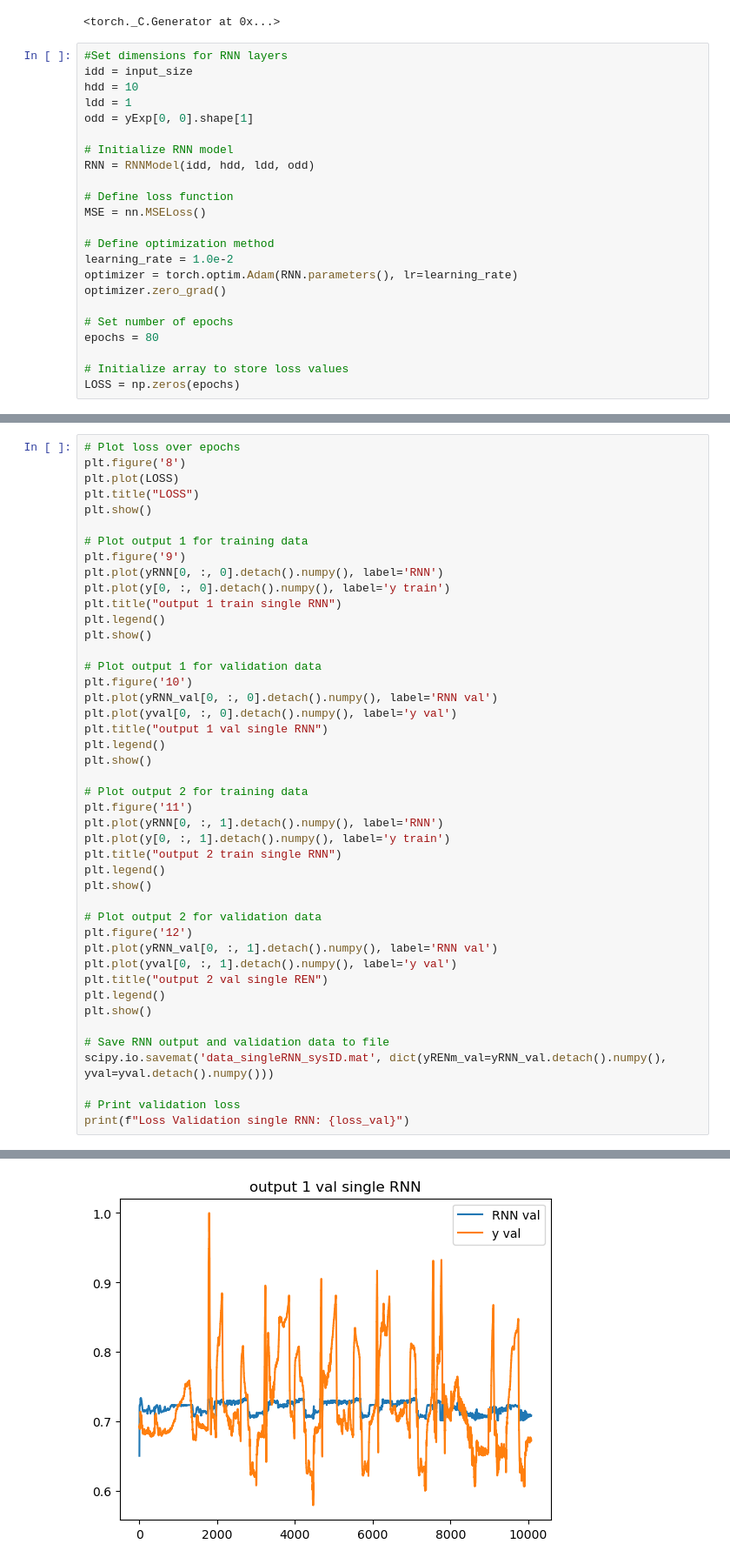
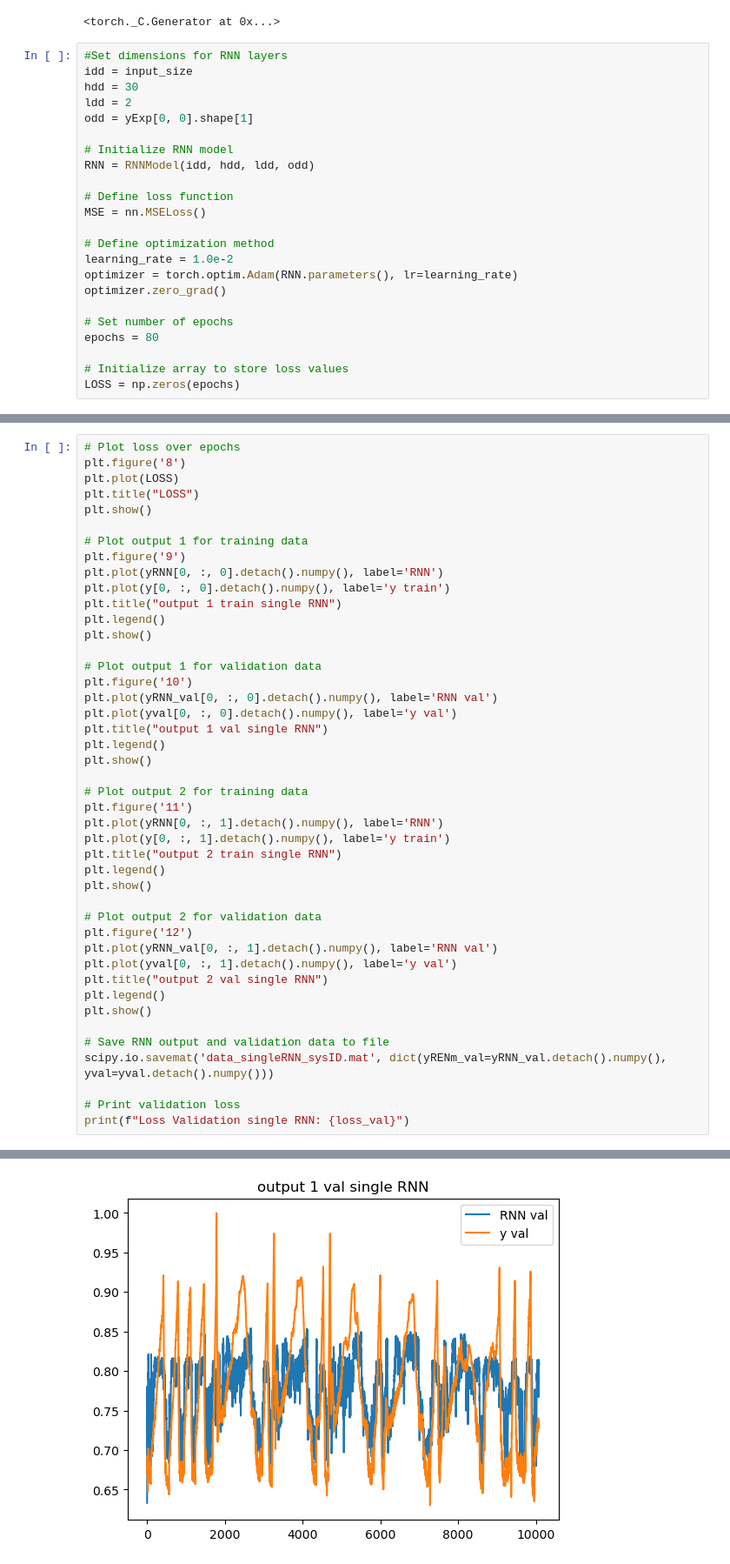
Before and after one commit to adepinel/SysID_project, a Jupyter notebook: SysID_RNN_modif/notebook1RNN.ipynb, the cells around one changed output, grey strips where cells are left out. Shown at 87% size. Cells and saved outputs as stored; diff of their text form.

```diff
--- a/SysID_RNN_modif/notebook1RNN.ipynb
+++ b/SysID_RNN_modif/notebook1RNN.ipynb
@@ -62,8 +62,8 @@ torch.manual_seed(seed)
 # %%
 #Set dimensions for RNN layers
 idd = input_size
-hdd = 10
-ldd = 1
+hdd = 30
+ldd = 2
 odd = yExp[0, 0].shape[1]
 
 # Initialize RNN model
@@ -179,7 +180,7 @@ plt.show()
 plt.figure('12')
 plt.plot(yRNN_val[0, :, 1].detach().numpy(), label='RNN val')
 plt.plot(yval[0, :, 1].detach().numpy(), label='y val')
-plt.title("output 2 val single REN")
+plt.title("output 2 val single RNN")
 plt.legend()
 plt.show()
 
@@ -194 +195 @@ print(f"Loss Validation single RNN: {loss_val}")
-[figure, old version]
+[figure, new version]
```
Also changed, not shown: parts of 2 cells of this notebook.
